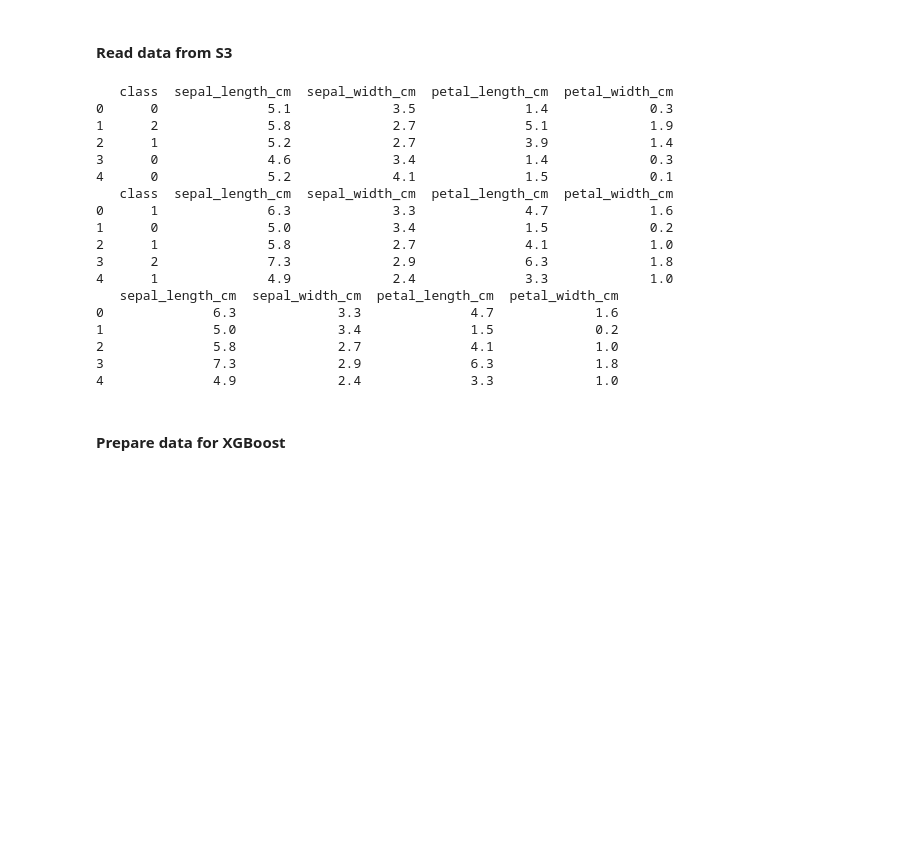
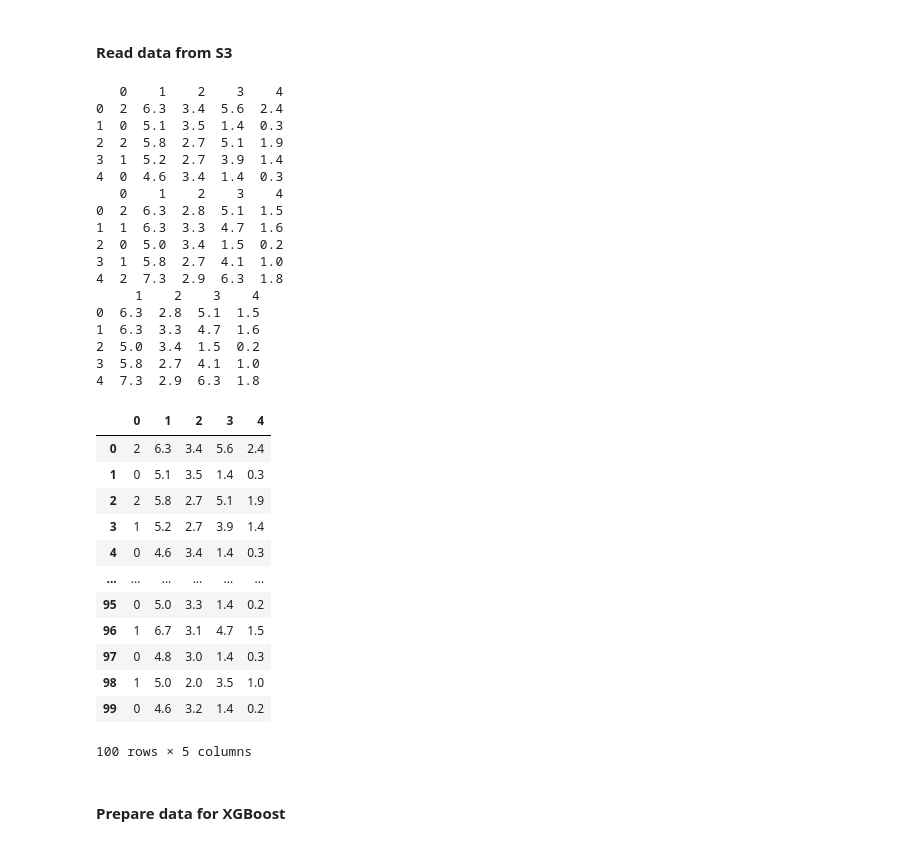
Before and after one commit to tomektarczynskiipf/sagemaker, a Jupyter notebook: 01_Iris_simple_e2e/002_Train_Model_normal.ipynb, the cells around one changed output. Cells and saved outputs as stored; diff of their text form; code cells hidden in the pictures; blank space fills up the shorter version.

```diff
--- a/01_Iris_simple_e2e/002_Train_Model_normal.ipynb
+++ b/01_Iris_simple_e2e/002_Train_Model_normal.ipynb
@@ -39,7 +49,7 @@ s3 = boto3.client('s3')
 def read_csv_from_s3(s3_path):
     bucket, key = s3_path.replace("s3://", "").split("/", 1)
     obj = s3.get_object(Bucket=bucket, Key=key)
-    return pd.read_csv(obj['Body'])
+    return pd.read_csv(obj['Body'], header=None)
 
 # Load column names
 column_names_df = read_csv_from_s3(columns_s3_path)
@@ -60,24 +70,40 @@ print(df_train.head())
 print(df_test.head())
 print(df_infer.head())
 # %% [output]
-   class  sepal_length_cm  sepal_width_cm  petal_length_cm  petal_width_cm
-0      0              5.1             3.5              1.4             0.3
-1      2              5.8             2.7              5.1             1.9
-2      1              5.2             2.7              3.9             1.4
-3      0              4.6             3.4              1.4             0.3
-4      0              5.2             4.1              1.5             0.1
-   class  sepal_length_cm  sepal_width_cm  petal_length_cm  petal_width_cm
-0      1              6.3             3.3              4.7             1.6
-1      0              5.0             3.4              1.5             0.2
-2      1              5.8             2.7              4.1             1.0
-3      2              7.3             2.9              6.3             1.8
-4      1              4.9             2.4              3.3             1.0
-   sepal_length_cm  sepal_width_cm  petal_length_cm  petal_width_cm
-0              6.3             3.3              4.7             1.6
-1              5.0             3.4              1.5             0.2
-2              5.8             2.7              4.1             1.0
-3              7.3             2.9              6.3             1.8
-4              4.9             2.4              3.3             1.0
+   0    1    2    3    4
+0  2  6.3  3.4  5.6  2.4
+1  0  5.1  3.5  1.4  0.3
+2  2  5.8  2.7  5.1  1.9
+3  1  5.2  2.7  3.9  1.4
+4  0  4.6  3.4  1.4  0.3
+   0    1    2    3    4
+0  2  6.3  2.8  5.1  1.5
+1  1  6.3  3.3  4.7  1.6
+2  0  5.0  3.4  1.5  0.2
+3  1  5.8  2.7  4.1  1.0
+4  2  7.3  2.9  6.3  1.8
+     1    2    3    4
+0  6.3  2.8  5.1  1.5
+1  6.3  3.3  4.7  1.6
+2  5.0  3.4  1.5  0.2
+3  5.8  2.7  4.1  1.0
+4  7.3  2.9  6.3  1.8
+# %%
+df_train
+# %% [output]
+|  | 0 | 1 | 2 | 3 | 4 |
+| 0 | 2 | 6.3 | 3.4 | 5.6 | 2.4 |
+| 1 | 0 | 5.1 | 3.5 | 1.4 | 0.3 |
+| 2 | 2 | 5.8 | 2.7 | 5.1 | 1.9 |
+| 3 | 1 | 5.2 | 2.7 | 3.9 | 1.4 |
+| 4 | 0 | 4.6 | 3.4 | 1.4 | 0.3 |
+| ... | ... | ... | ... | ... | ... |
+| 95 | 0 | 5.0 | 3.3 | 1.4 | 0.2 |
+| 96 | 1 | 6.7 | 3.1 | 4.7 | 1.5 |
+| 97 | 0 | 4.8 | 3.0 | 1.4 | 0.3 |
+| 98 | 1 | 5.0 | 2.0 | 3.5 | 1.0 |
+| 99 | 0 | 4.6 | 3.2 | 1.4 | 0.2 |
+100 rows × 5 columns
 # %% [markdown]
 #### Prepare data for XGBoost
 # %%
```
Also changed, not shown: parts of 3 cells of this notebook, 1 other file.
